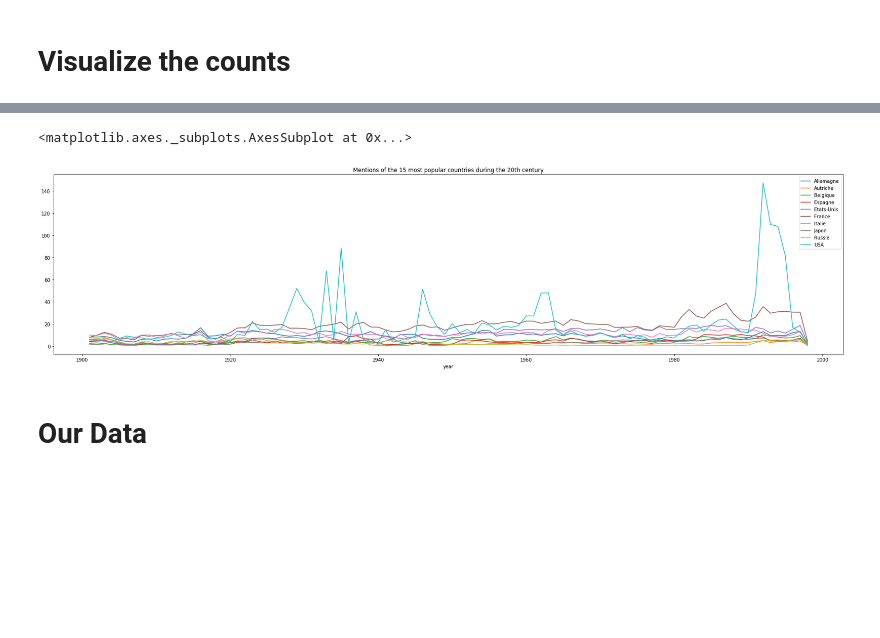
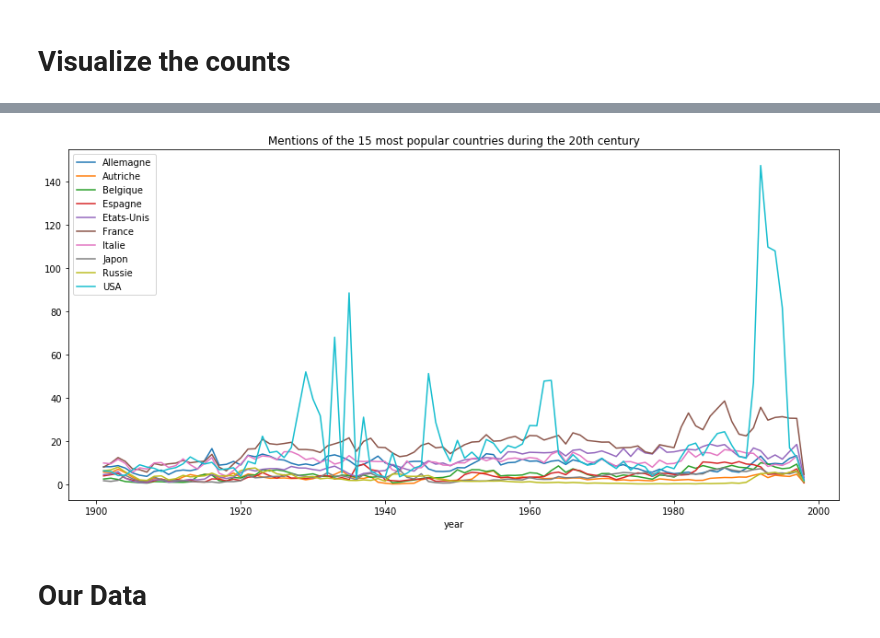
Before and after one commit to Amaumaury/shs-project, a Jupyter notebook: index_from_counts/IndexFromCSV.ipynb, the cells around one changed output, grey strips where cells are left out. Cells and saved outputs as stored; diff of their text form; code cells hidden in the pictures; blank space fills up the shorter version.

Commit message:
Export plots

```diff
--- a/index_from_counts/IndexFromCSV.ipynb
+++ b/index_from_counts/IndexFromCSV.ipynb
@@ -46,11 +45,11 @@ countries_count[1:30][::-1].plot(kind='barh', figsize=(10,10), title='Top 30 Mos
 # %%
 top_countries = set(countries_count.index.values[1:11])
 not_top_countries = set(countries_count.index.values) - top_countries
 only_top = countries_by_year[countries_by_year.columns.difference(not_top_countries)]
-only_top[only_top.index > 1900].plot(figsize=(30,7), title='Mentions of the 15 most popular countries during the 20th century')
+only_top[only_top.index > 1900].plot(figsize=(15,7), title='Mentions of the 15 most popular countries during the 20th century')
+plt.savefig('history_most_mentioned_basic.png')
 # %% [output]
-<matplotlib.axes._subplots.AxesSubplot at 0x...>
-[figure, old version]
+[figure, new version]
 # %% [markdown]
 # Our Data
 # %%
```
Also changed, not shown: parts of 11 cells of this notebook.
